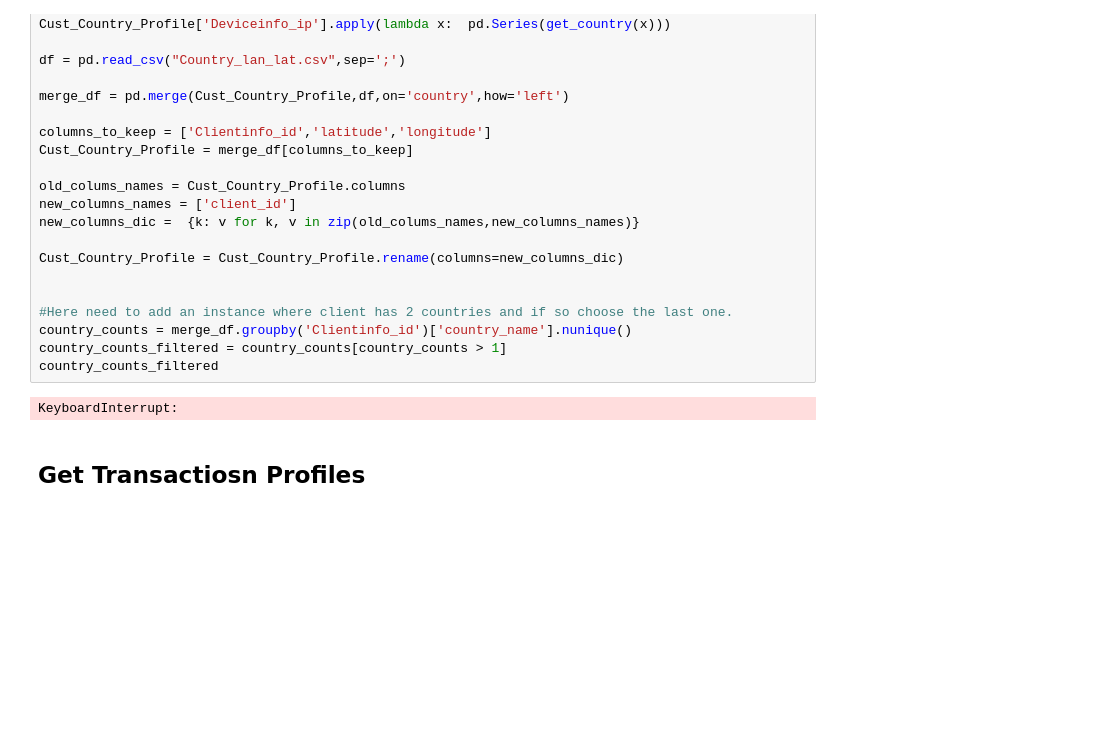
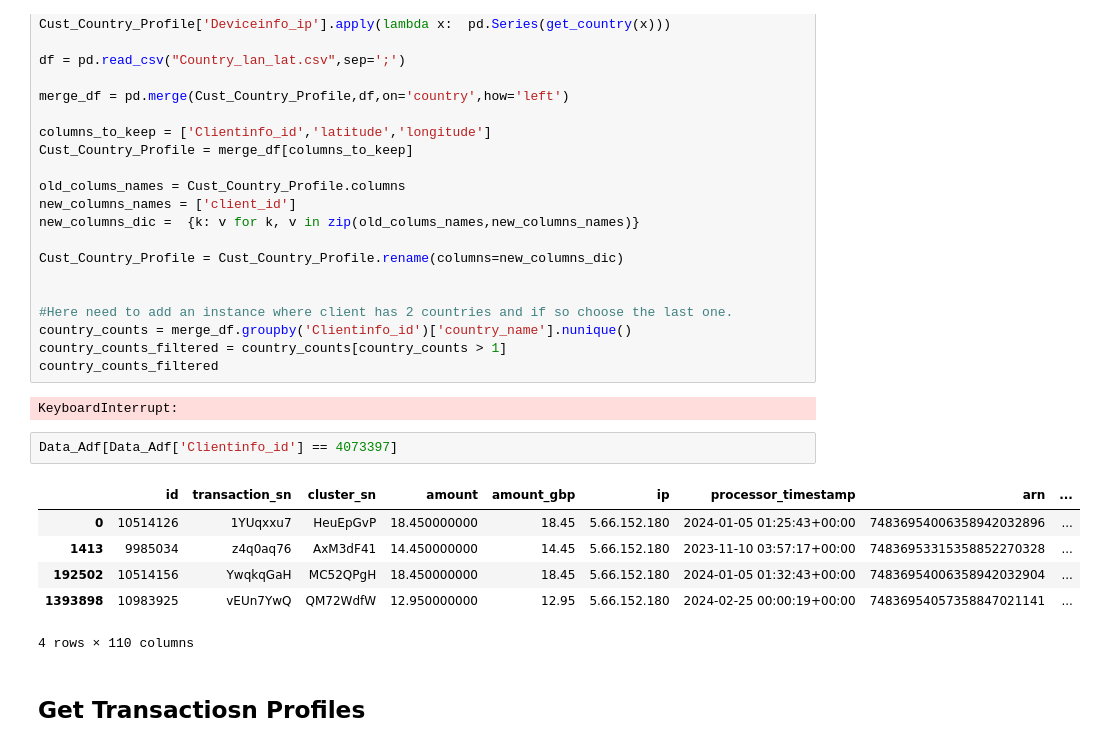
Before and after one commit to MaayanHagbi/CAS_ADS_Final_Project, a Jupyter notebook: Fraud_Detection_ML_(CAS_ADS).ipynb, the cells around one changed output. Cells and saved outputs as stored; diff of their text form; blank space fills up the shorter version.

```diff
--- a/Fraud_Detection_ML_(CAS_ADS).ipynb
+++ b/Fraud_Detection_ML_(CAS_ADS).ipynb
@@ -193,6 +193,15 @@ country_counts_filtered = country_counts[country_counts > 1]
 country_counts_filtered
 # %% [output]
 KeyboardInterrupt:
+# %%
+Data_Adf[Data_Adf['Clientinfo_id'] == 4073397]
+# %% [output]
+|  | id | transaction_sn | cluster_sn | amount | amount_gbp | ip | processor_timestamp | arn | ... |
+| 0 | 10514126 | 1YUqxxu7 | HeuEpGvP | 18.450000000 | 18.45 | 5.66.152.180 | 2024-01-05 01:25:43+00:00 | 74836954006358942032896 | ... |
+| 1413 | 9985034 | z4q0aq76 | AxM3dF41 | 14.450000000 | 14.45 | 5.66.152.180 | 2023-11-10 03:57:17+00:00 | 74836953315358852270328 | ... |
+| 192502 | 10514156 | YwqkqGaH | MC52QPgH | 18.450000000 | 18.45 | 5.66.152.180 | 2024-01-05 01:32:43+00:00 | 74836954006358942032904 | ... |
+| 1393898 | 10983925 | vEUn7YwQ | QM72WdfW | 12.950000000 | 12.95 | 5.66.152.180 | 2024-02-25 00:00:19+00:00 | 74836954057358847021141 | ... |
+4 rows × 110 columns
 # %% [markdown]
 ## Get Transactiosn Profiles
 # %%
```
Also changed, not shown: parts of 5 cells of this notebook.
